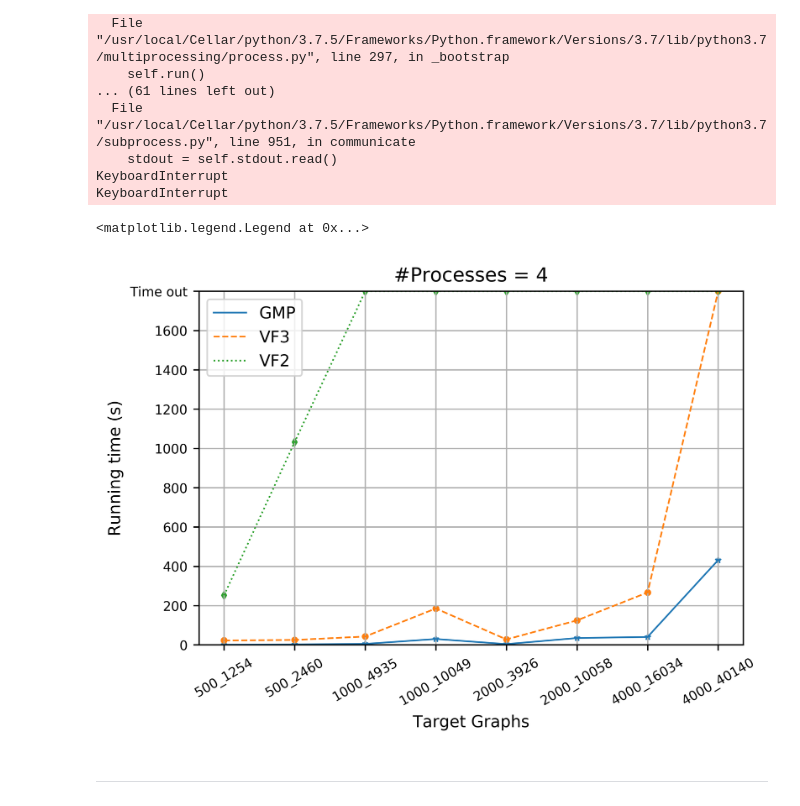
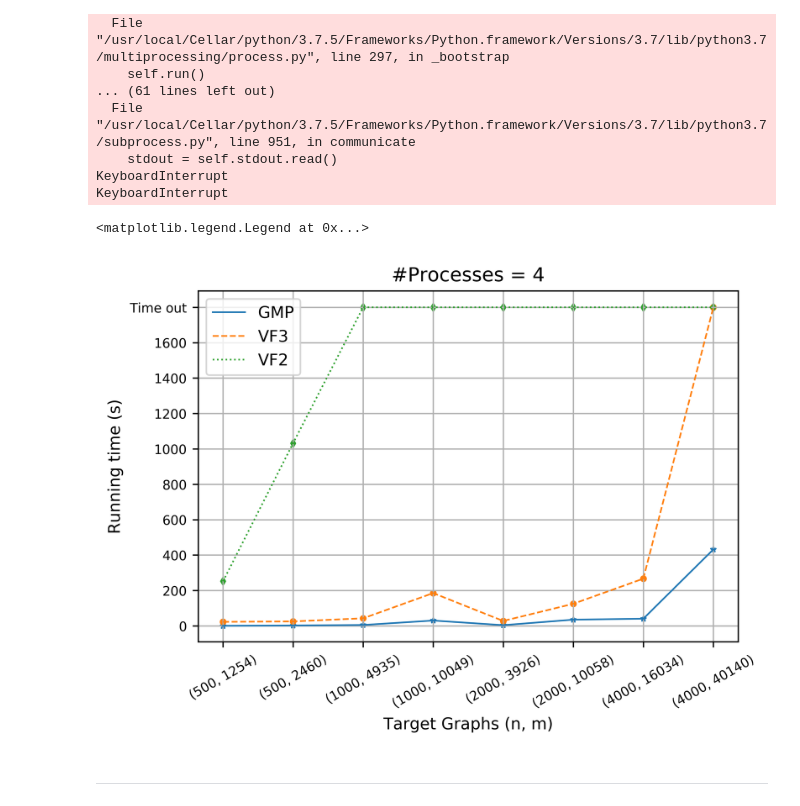
Before and after one commit to Padfoot-Luna/GraphMotifParameters, a Jupyter notebook: homsearch_master/experiments.ipynb, the cells around one changed output. Cells and saved outputs as stored; diff of their text form; code cells hidden in the pictures.

```diff
--- a/homsearch_master/experiments.ipynb
+++ b/homsearch_master/experiments.ipynb
@@ -86,14 +92,9 @@ for n in range(3, 10):
 # %%
 seed = 0
-H_tree = []
-for n in range(3, 10):
-    H_tree.append(nx.random_tree(n, seed))
+H_gnm = []
+for n in range(3, 7):
+    for m in range(n, int(n**2/4)):
+        H_gnm.append(nx.dense_gnm_random_graph(n, m, seed))
-# %%
-seed = 0
-H_gnm = []
-for n in range(3, 10):
-    for m in range(n, int(n**2/4)):
-        H_gnm.append(nx.dense_gnm_random_graph(n, m, seed))
 # %%
 for h in H_gnm:
     nx.draw_networkx(h)
@@ -136,0 +132,15 @@ gt.graph_draw(G_gt, edge_color="black")
+# %%
+PATH_DATA = os.path.join(os.path.abspath(".."),'dataset')
+path_Pysicians = "moreno_innovation/out.moreno_innovation_innovation"
+path_ChicagoRegional = "tntp-ChicagoRegional/out.tntp-ChicagoRegional"
+path_Euroroad = "subelj_euroroad/out.subelj_euroroad_euroroad"
+path_Rovira = "arenas-email/out.arenas-email"
+# path_Facebook = "ego-facebook/out.ego-facebook"    # 8791.95 seconds and out of memory
+path_Hamsterster = "petster-hamster/out.petster-hamster"
+path_list = [path_Pysicians, path_ChicagoRegional, path_Euroroad, path_Rovira, path_Hamsterster]
+
+G_list = []
+for p in path_list:
+    edge_list = extract_edge_list_from_edgelist(os.path.join(PATH_DATA, p), ' ')
+    G_nx = nx.from_edgelist(edge_list)
+    G_list.append(G_nx)
@@ -136,0 +230,10 @@ gt.graph_draw(G_gt, edge_color="black")
+# %%
+### gt
+G_list = []
+for p in path_list:
+    edge_list = extract_edge_list_from_edgelist(os.path.join(PATH_DATA, p), ' ')
+    G_nx = nx.from_edgelist(edge_list)
+    G_gt = gt.Graph(directed=False)
+    G_gt.add_vertex(nx.number_of_nodes(G_nx))
+    gt.Graph.add_edge_list(G_gt, edge_list=edge_list)
+    G_list.append(G_gt)
@@ -409,37 +550,36 @@ t_VF3_multiprocess = [22.896886110305786, 25.264552354812622, 42.818172216415405
 # %%
 t_VF2_multiprocess = timeout_check(t_VF2_multiprocess, 1800)
 t_VF3_multiprocess = timeout_check(t_VF3_multiprocess, 1800)
 plt.figure(dpi=600)
 plt.title('#Processes = 4')
 x = np.arange(len(G_list))
 ax = plt.gca()
-ax.set_xlabel('Target Graphs')
+ax.set_xlabel('Target Graphs (n, m)')
 plt.xticks(rotation=30, ha='right')
-plt.setp(ax, xticks=x, xticklabels=['{}_{}'.format(nx.number_of_nodes(g), nx.number_of_edges(g)) for g in G_list])
+plt.setp(ax, xticks=x, xticklabels=['({}, {})'.format(nx.number_of_nodes(g), nx.number_of_edges(g)) for g in G_list])
 plt.setp(ax.get_xticklabels(), fontsize=8, horizontalalignment="center")
 ax.set_ylabel('Running time (s)')
-ax.set_ylim([0, 1800])
 y_list = [200*i for i in range(9)]
 y_list.append('Time out')
 plt.setp(ax, yticks=[200*i for i in range(10)], yticklabels=y_list)
 plt.setp(ax.get_yticklabels(), fontsize=8)
 ax.plot(x, t_GMP_multiprocess, label='GMP', linewidth=1.0)
 ax.scatter(x, t_GMP_multiprocess, marker='*', s=10)
 ax.plot(x, t_VF3_multiprocess, '--', label='VF3', linewidth=1.0)
 ax.scatter(x, t_VF3_multiprocess, marker='o', s=10)
 ax.plot(x, t_VF2_multiprocess, ':', label='VF2', linewidth=1.0)
 ax.scatter(x, t_VF2_multiprocess, marker='d', s=10)
 # ax.plot(x, np.log10(t_GMP_multiprocess), label='GMP')
 # ax.scatter(x, np.log10(t_GMP_multiprocess), marker='*')
 # ax.plot(x, np.log10(t_VF3_multiprocess), '--', label='VF3')
 # ax.scatter(x, np.log10(t_VF3_multiprocess), marker='o')
 # ax.plot(x, np.log10(t_VF2_multiprocess), ':', label='VF2')
 # ax.scatter(x, np.log10(t_VF2_multiprocess), marker='d')
 ax.grid()
 ax.legend(loc='best')
 # %% [output]
 <matplotlib.legend.Legend at 0x...>
-[figure, old version]
+[figure, new version]
 # %% [markdown]
 ---
 # %%
```
Also changed, not shown: parts of 27 cells of this notebook, 24 other files.
